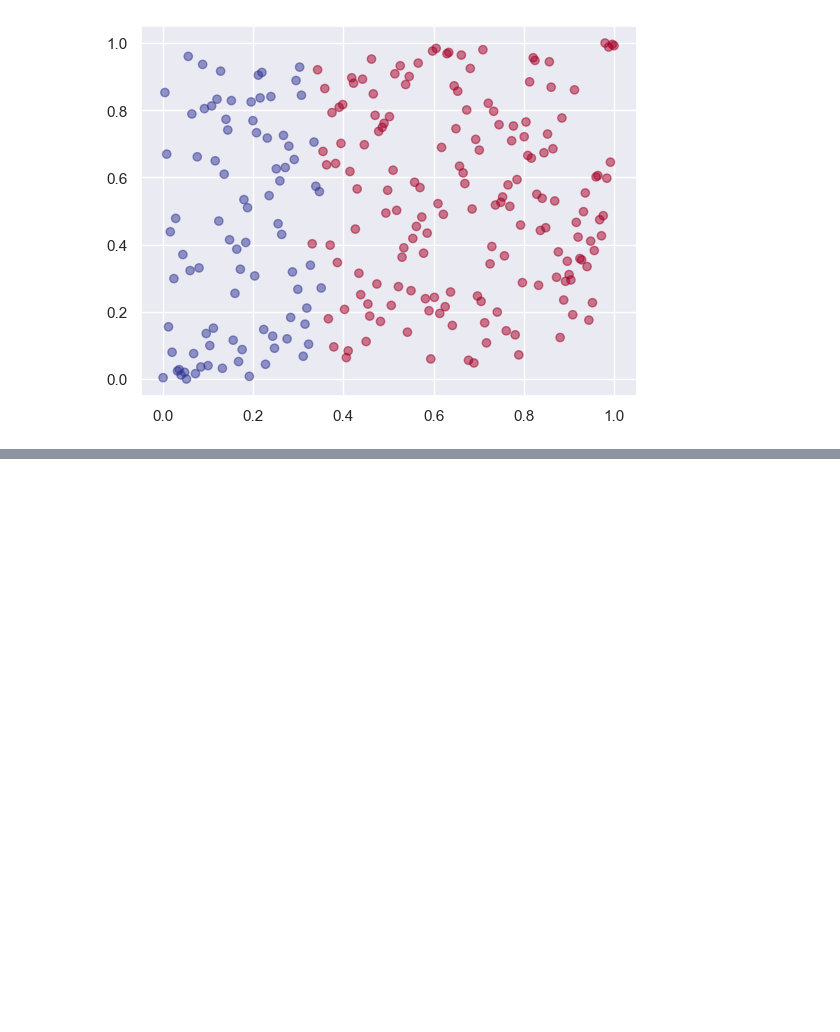
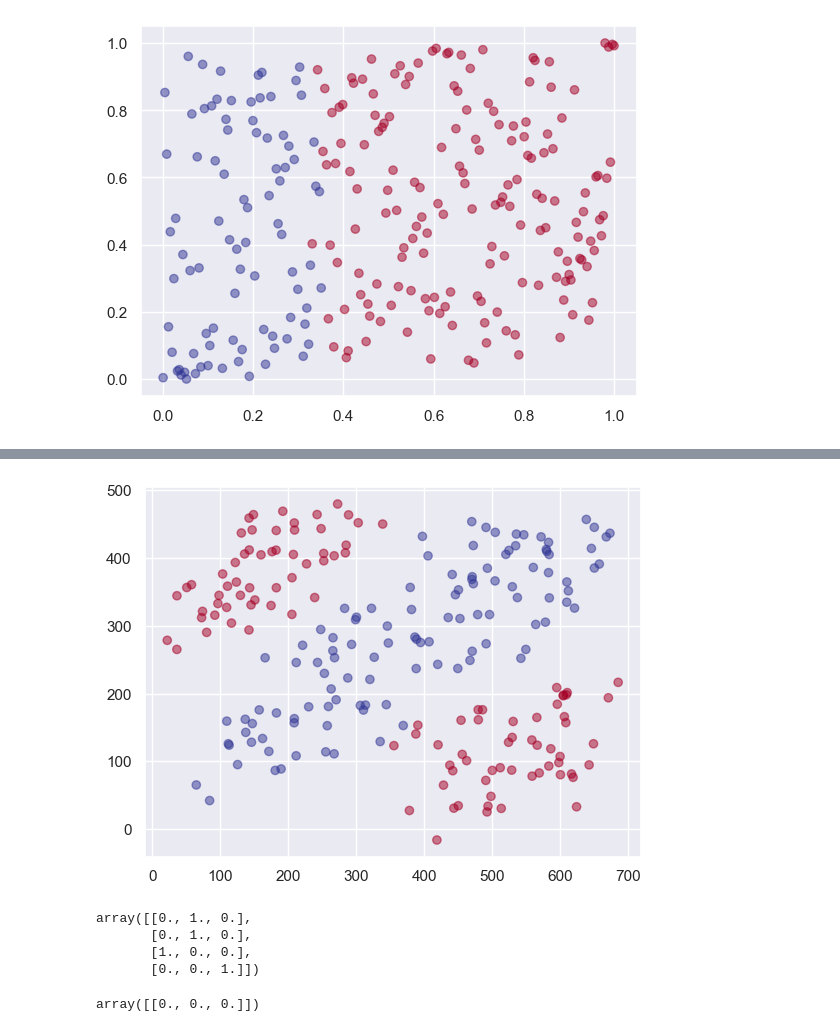
Before and after one commit to yoichiojima/personal-project, a Jupyter notebook: notebook/scikit-learn/scikit-learn-2.ipynb, the cells around one changed output, grey strips where cells are left out. Drawn from its saved outputs; the diff is of its cells as text; code cells hidden in the pictures; blank space fills up the shorter version.

```diff
--- a/notebook/scikit-learn/scikit-learn-2.ipynb
+++ b/notebook/scikit-learn/scikit-learn-2.ipynb
@@ -176,0 +209,16 @@ plt.show()
+# %%
+pipe = make_pipeline(
+    PolynomialFeatures(),
+    LogisticRegression()
+)
+
+pred = pipe.fit(X, y)
+plt.scatter(
+    X['x'], X['y'],
+    c = pred.predict(X),
+    cmap = 'RdYlBu',
+    alpha = 0.5
+)
+plt.show()
+# %% [output]
+[figure, added]
@@ -176,0 +228,12 @@ plt.show()
+# %%
+arr = np.array(['low', 'low', 'high', 'medium']).reshape(-1, 1)
+enc.fit_transform(arr)
+# %% [output]
+array([[0., 1., 0.],
+       [0., 1., 0.],
+       [1., 0., 0.],
+       [0., 0., 1.]])
+# %%
+enc.transform([['zero']])
+# %% [output]
+array([[0., 0., 0.]])
```
Also changed, not shown: parts of 4 cells of this notebook.
